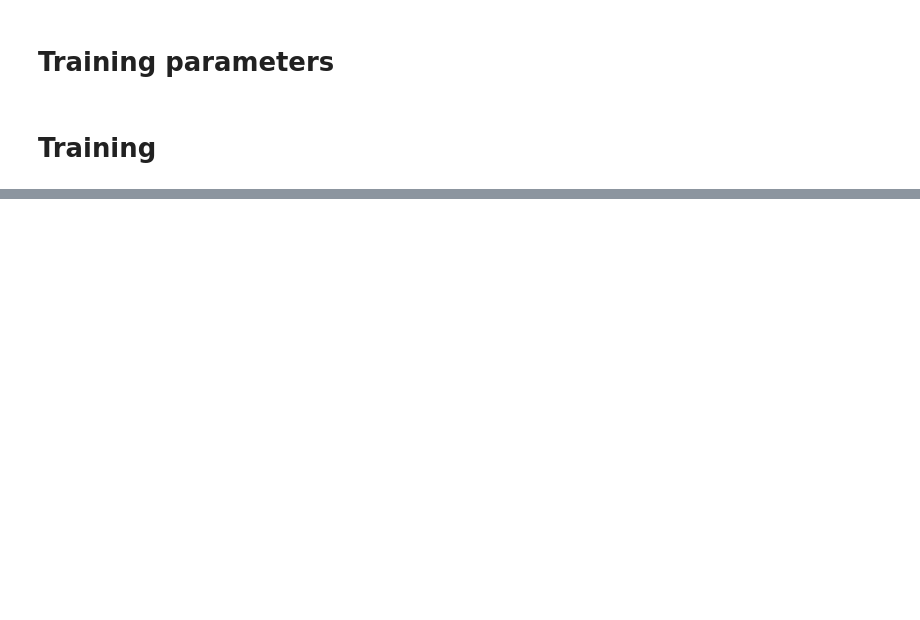
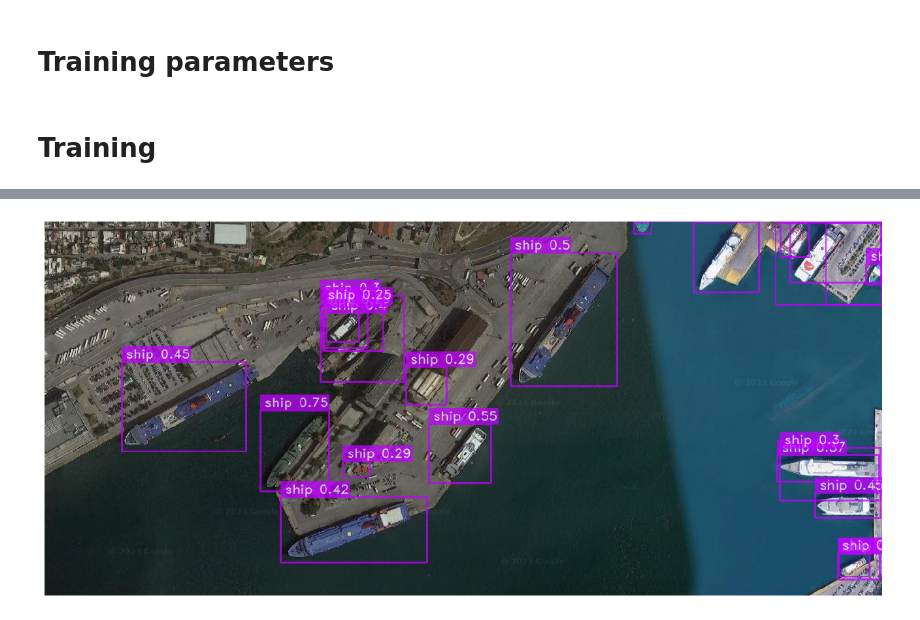
Before and after one commit to ferdzo/vesselDetection, a Jupyter notebook: shipdetection.ipynb, the cells around one changed output, grey strips where cells are left out. Cells and saved outputs as stored; diff of their text form; code cells hidden in the pictures; blank space fills up the shorter version.

```diff
--- a/shipdetection.ipynb
+++ b/shipdetection.ipynb
@@ -280,0 +384,4 @@ RuntimeError: ignored
+# %%
+best_model.predict('/kaggle/input/random/2023-06-16 13_39_19-Google Maps.png', conf=0.25).show()
+# %% [output]
+[figure, added]
```
Also changed, not shown: parts of 18 cells of this notebook.
